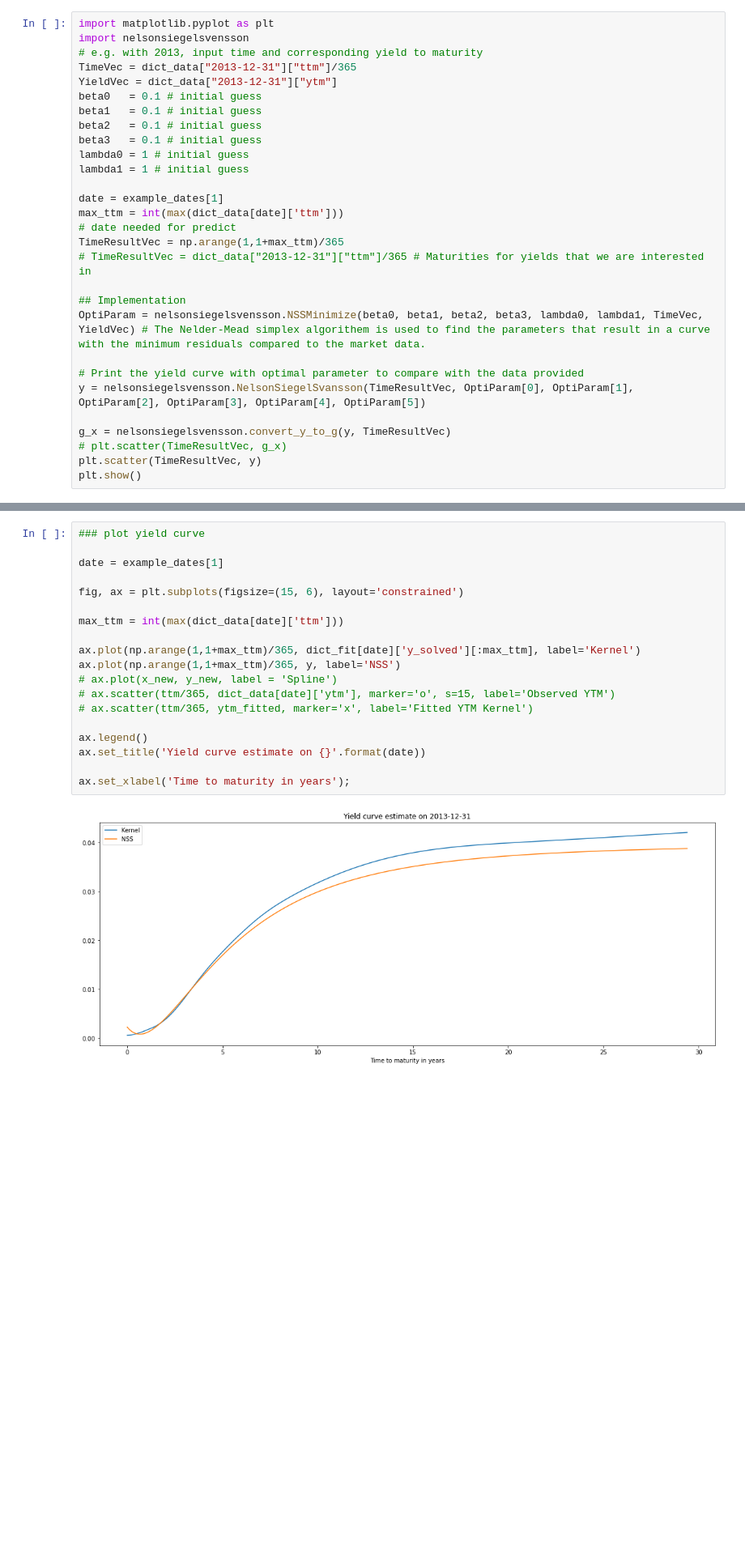
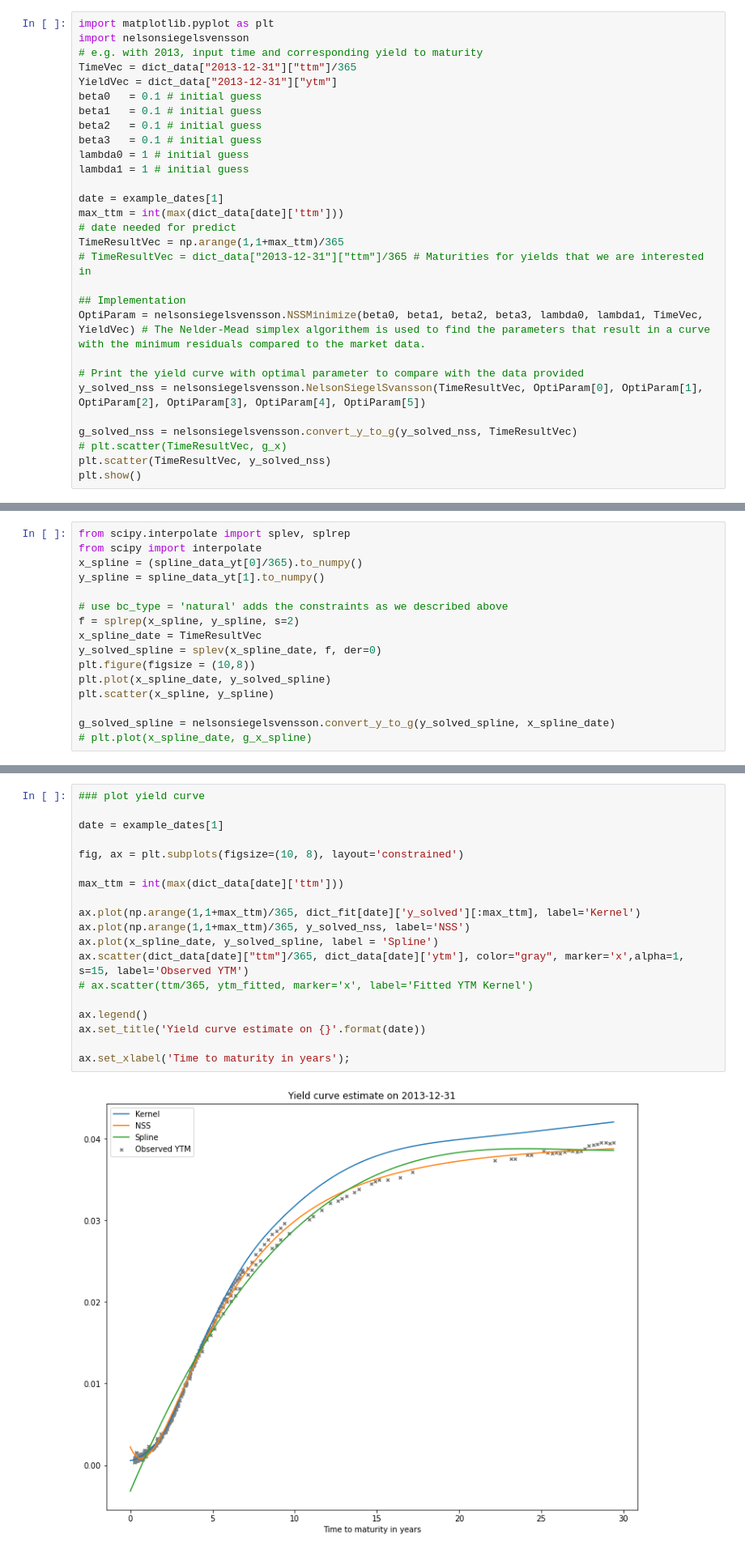
Before and after one commit to Lindi1907/Robust-Machine-Learning-for-Yield-Curve-Estimation, a Jupyter notebook: code&data/KR_example.ipynb, the cells around one changed output, grey strips where cells are left out. Shown at 81% size. Cells and saved outputs as stored; diff of their text form; blank space fills up the shorter version.

Commit message:
add some figures

```diff
--- a/code&data/KR_example.ipynb
+++ b/code&data/KR_example.ipynb
@@ -238,11 +229,11 @@ TimeResultVec = np.arange(1,1+max_ttm)/365
 OptiParam = nelsonsiegelsvensson.NSSMinimize(beta0, beta1, beta2, beta3, lambda0, lambda1, TimeVec, YieldVec) # The Nelder-Mead simplex algorithem is used to find the parameters that result in a curve with the minimum residuals compared to the market data.
 
 # Print the yield curve with optimal parameter to compare with the data provided
-y = nelsonsiegelsvensson.NelsonSiegelSvansson(TimeResultVec, OptiParam[0], OptiParam[1], OptiParam[2], OptiParam[3], OptiParam[4], OptiParam[5])
+y_solved_nss = nelsonsiegelsvensson.NelsonSiegelSvansson(TimeResultVec, OptiParam[0], OptiParam[1], OptiParam[2], OptiParam[3], OptiParam[4], OptiParam[5])
 
-g_x = nelsonsiegelsvensson.convert_y_to_g(y, TimeResultVec)
+g_solved_nss = nelsonsiegelsvensson.convert_y_to_g(y_solved_nss, TimeResultVec)
 # plt.scatter(TimeResultVec, g_x)
-plt.scatter(TimeResultVec, y)
+plt.scatter(TimeResultVec, y_solved_nss)
 plt.show()
 # %% [output]
 [figure]
@@ -248,0 +248,16 @@ plt.show()
+# %%
+from scipy.interpolate import splev, splrep
+from scipy import interpolate
+x_spline = (spline_data_yt[0]/365).to_numpy()
+y_spline = spline_data_yt[1].to_numpy()
+
+# use bc_type = 'natural' adds the constraints as we described above
+f = splrep(x_spline, y_spline, s=2)
+x_spline_date = TimeResultVec
+y_solved_spline = splev(x_spline_date, f, der=0)
+plt.figure(figsize = (10,8))
+plt.plot(x_spline_date, y_solved_spline)
+plt.scatter(x_spline, y_spline)
+
+g_solved_spline = nelsonsiegelsvensson.convert_y_to_g(y_solved_spline, x_spline_date)
+# plt.plot(x_spline_date, g_x_spline)
@@ -277,24 +294,24 @@ for date in example_dates:
 # %%
 ### plot yield curve
 
 date = example_dates[1]
 
-fig, ax = plt.subplots(figsize=(15, 6), layout='constrained')
+fig, ax = plt.subplots(figsize=(10, 8), layout='constrained')
 
 max_ttm = int(max(dict_data[date]['ttm']))
 
 ax.plot(np.arange(1,1+max_ttm)/365, dict_fit[date]['y_solved'][:max_ttm], label='Kernel')
-ax.plot(np.arange(1,1+max_ttm)/365, y, label='NSS')
-# ax.plot(x_new, y_new, label = 'Spline')
-# ax.scatter(ttm/365, dict_data[date]['ytm'], marker='o', s=15, label='Observed YTM')
+ax.plot(np.arange(1,1+max_ttm)/365, y_solved_nss, label='NSS')
+ax.plot(x_spline_date, y_solved_spline, label = 'Spline')
+ax.scatter(dict_data[date]["ttm"]/365, dict_data[date]['ytm'], color="gray", marker='x',alpha=1, s=15, label='Observed YTM')
 # ax.scatter(ttm/365, ytm_fitted, marker='x', label='Fitted YTM Kernel')
 
 ax.legend()
 ax.set_title('Yield curve estimate on {}'.format(date))
 
 ax.set_xlabel('Time to maturity in years');
 # %% [output]
-[figure, old version]
+[figure, new version]
 # %%
 ## plot discount curve
 date = example_dates[1]
```
Also changed, not shown: parts of 19 cells of this notebook, 5 other files.
